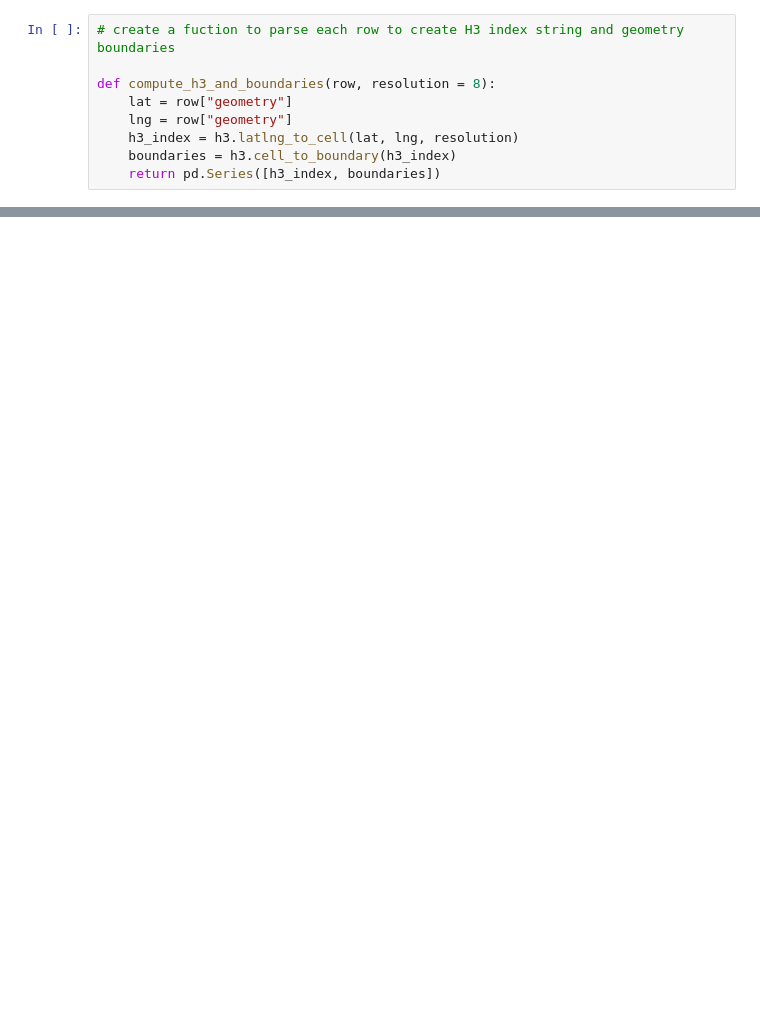
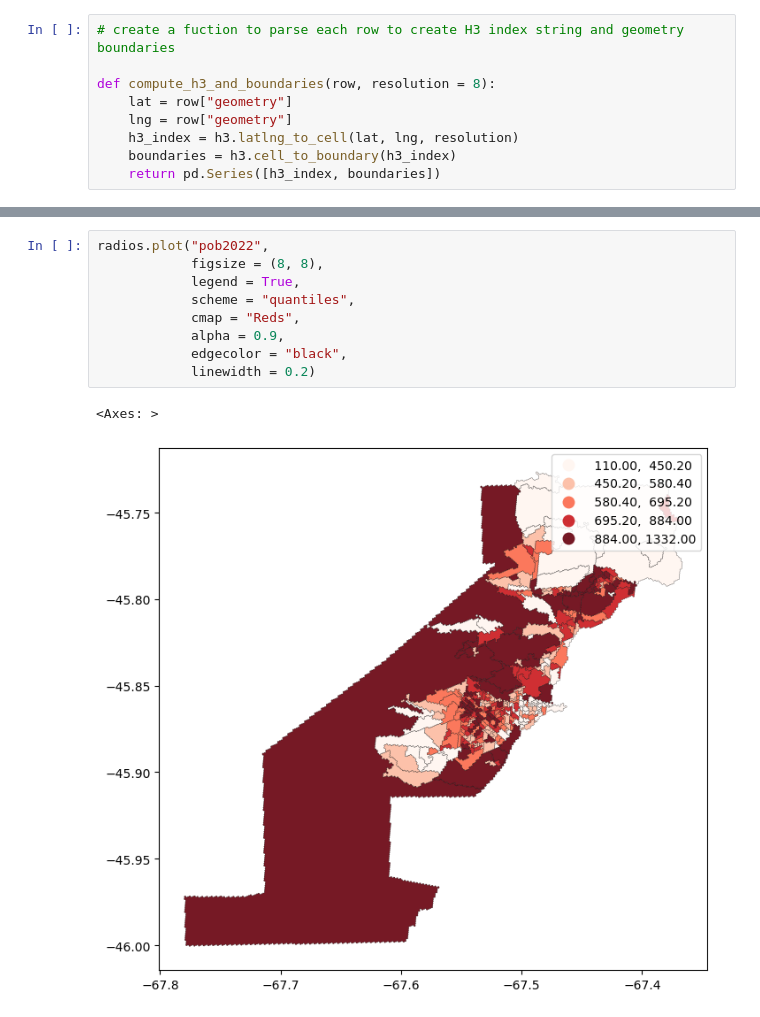
Before and after one commit to agstnrdz/geopandas, a Jupyter notebook: spatial-indexing.ipynb, the cells around one changed output, grey strips where cells are left out. Saved outputs shown, nothing was run; the diff lists cells and outputs as text; blank space fills up the shorter version.

```diff
--- a/spatial-indexing.ipynb
+++ b/spatial-indexing.ipynb
@@ -118,0 +237,12 @@ Datum: World Geodetic System 1984 ensemble
+# %%
+radios.plot("pob2022",
+            figsize = (8, 8),
+            legend = True,
+            scheme = "quantiles",
+            cmap = "Reds",
+            alpha = 0.9,
+            edgecolor = "black",
+            linewidth = 0.2)
+# %% [output]
+<Axes: >
+[figure, added]
```
Also changed, not shown: parts of 17 cells of this notebook.
